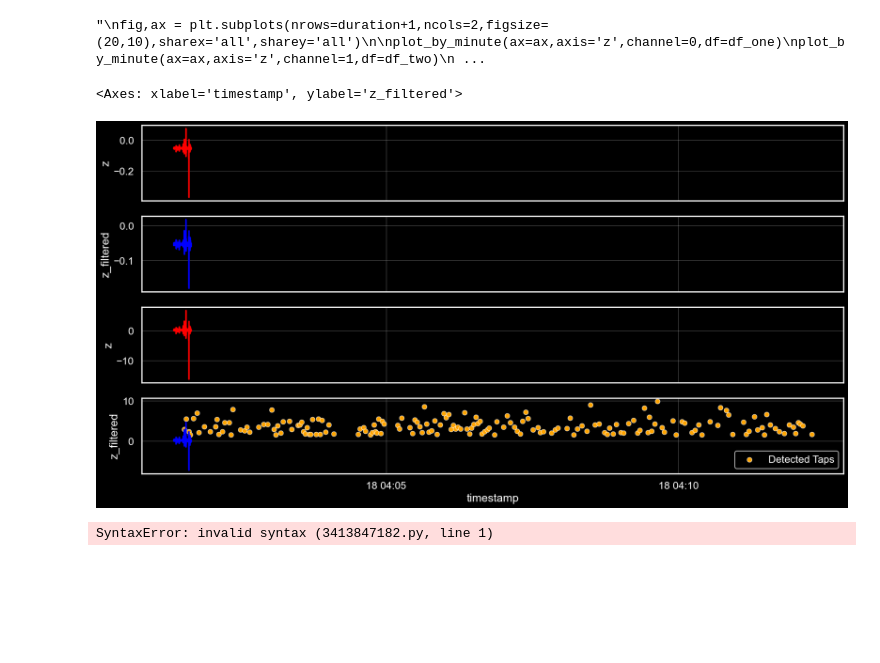
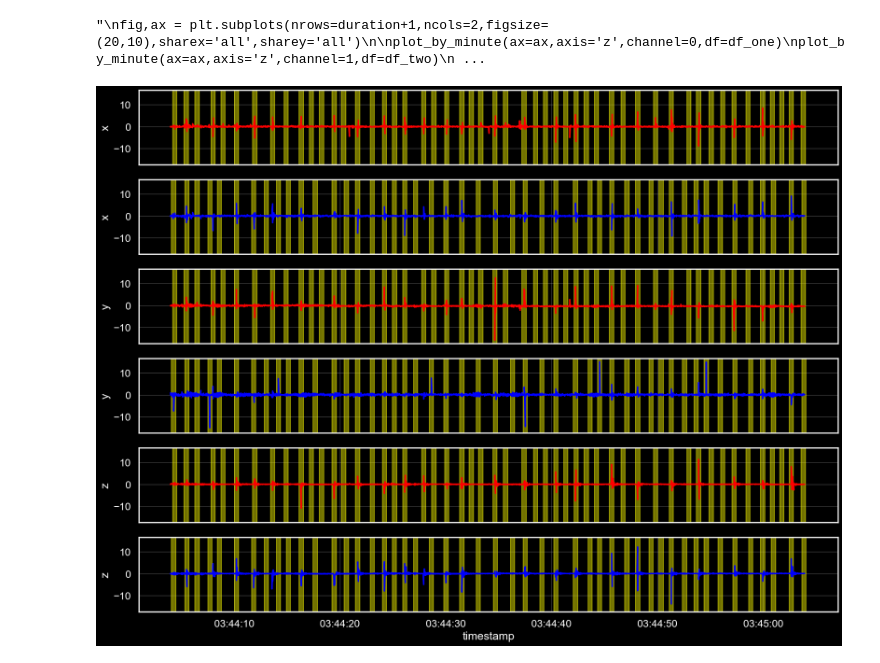
Before and after one commit to TheCrazyRocketScientist/Touch-Panel, a Jupyter notebook: nano/multiSensor/find_peaks.ipynb, the cells around one changed output. Cells and saved outputs as stored; diff of their text form; code cells hidden in the pictures; blank space fills up the shorter version.

```diff
--- a/nano/multiSensor/find_peaks.ipynb
+++ b/nano/multiSensor/find_peaks.ipynb
@@ -64,5 +87,5 @@ def plot_by_minute(ax,axis,channel,df):
 # %%
-def plot_minute(ax,axis,channel,df,minute):
+def plot_minute(ax,axis,channel,df,minute,intervals):
 
     colors = ['red','blue']
 
@@ -70,5 +93,7 @@ def plot_minute(ax,axis,channel,df,minute):
     interval_end = df.index[0]+pd.Timedelta(seconds=60*(minute))
 
     df_minute = df.loc[interval_start:interval_end]
+    sns.lineplot(x=df_minute.index,y=df_minute[axis],ax=ax[channel],errorbar=None,color=colors[channel%2])
 
-    sns.lineplot(x=df_minute.index,y=df_minute[axis],ax=ax[channel],errorbar=None,color=colors[channel%2])
+    for start,end in intervals:
+        ax[channel].axvspan(start,end,color='yellow',alpha=0.45)
@@ -85,30 +136,20 @@ plot_by_minute(ax=ax,axis='z',channel=1,df=df_two)
 # %% [output]
 "\nfig,ax = plt.subplots(nrows=duration+1,ncols=2,figsize=(20,10),sharex='all',sharey='all')\n\nplot_by_minute(ax=ax,axis='z',channel=0,df=df_one)\nplot_by_minute(ax=ax,axis='z',channel=1,df=df_two)\n ...
 # %%
-dur = 0.3
+dur = 5
 
-df_origin['z_filtered'] = savgol_filter(x=df_origin['z'],polyorder=12,window_length=24)
-df_one['z_filtered'] = savgol_filter(x=df_one['z'],polyorder=5,window_length=8)
+fig,ax = plt.subplots(nrows=6,ncols=1,figsize=(20,15),sharex=True, sharey=True)#changed from sharex all
 
-peaks, properties = find_peaks(df_one['z_filtered'], height=1.5, distance=40)
+intervals_one = get_accel_peaks(df_one,dur)
+intervals_two = get_accel_peaks(df_two,dur)
 
+plot_minute(ax=ax,axis='x',channel=0,df=df_one,minute=dur,intervals=intervals_one)
+plot_minute(ax=ax,axis='x',channel=1,df=df_two,minute=dur,intervals=intervals_two)
 
+plot_minute(ax=ax,axis='y',channel=2,df=df_one,minute=dur,intervals=intervals_one)
+plot_minute(ax=ax,axis='y',channel=3,df=df_two,minute=dur,intervals=intervals_two)
 
-
-fig,ax = plt.subplots(nrows=4,ncols=1,figsize=(20,10),sharex='all')
-
-plot_minute(ax=ax,axis='z',channel=0,df=df_origin,minute=dur)
-plot_minute(ax=ax,axis='z_filtered',channel=1,df=df_origin,minute=dur)
-
-plot_minute(ax=ax,axis='z',channel=2,df=df_one,minute=dur)
-plot_minute(ax=ax,axis='z_filtered',channel=3,df=df_one,minute=dur)
-
-sns.scatterplot(x=df_one.index[peaks], y=df_one['z_filtered'].iloc[peaks],
-                color='orange', label='Detected Taps', s=60)
+plot_minute(ax=ax,axis='z',channel=4,df=df_one,minute=dur,intervals=intervals_one)
+plot_minute(ax=ax,axis='z',channel=5,df=df_two,minute=dur,intervals=intervals_two)
 # %% [output]
-<Axes: xlabel='timestamp', ylabel='z_filtered'>
-[figure, old version]
+[figure, new version]
-# %%
-savgol_filter(x:)
-# %% [output]
-SyntaxError: invalid syntax (3413847182.py, line 1)
```
Also changed, not shown: parts of 11 cells of this notebook, 43 other files.
